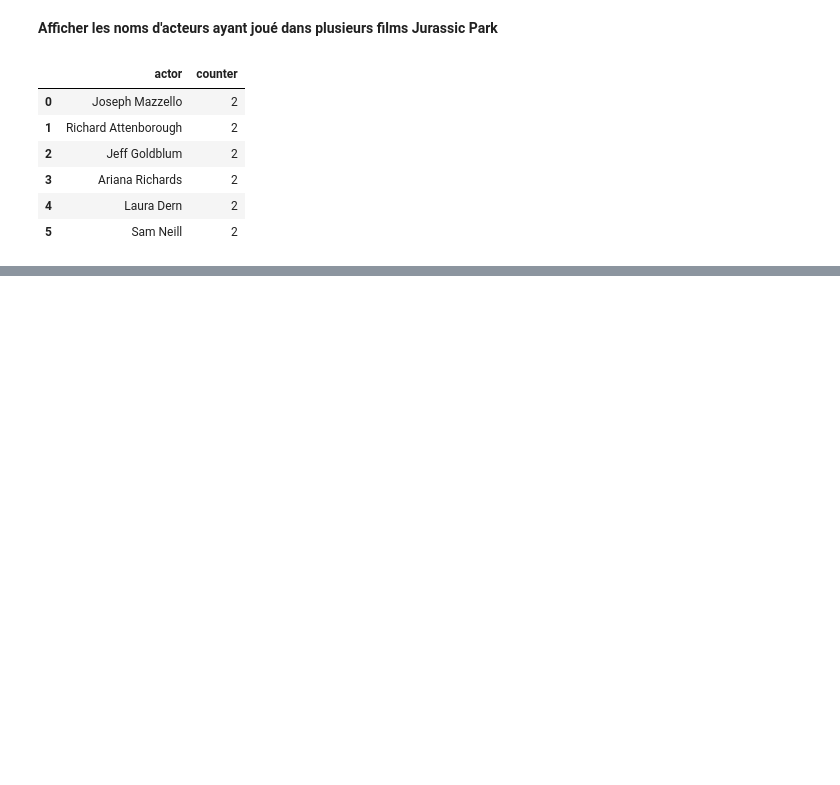
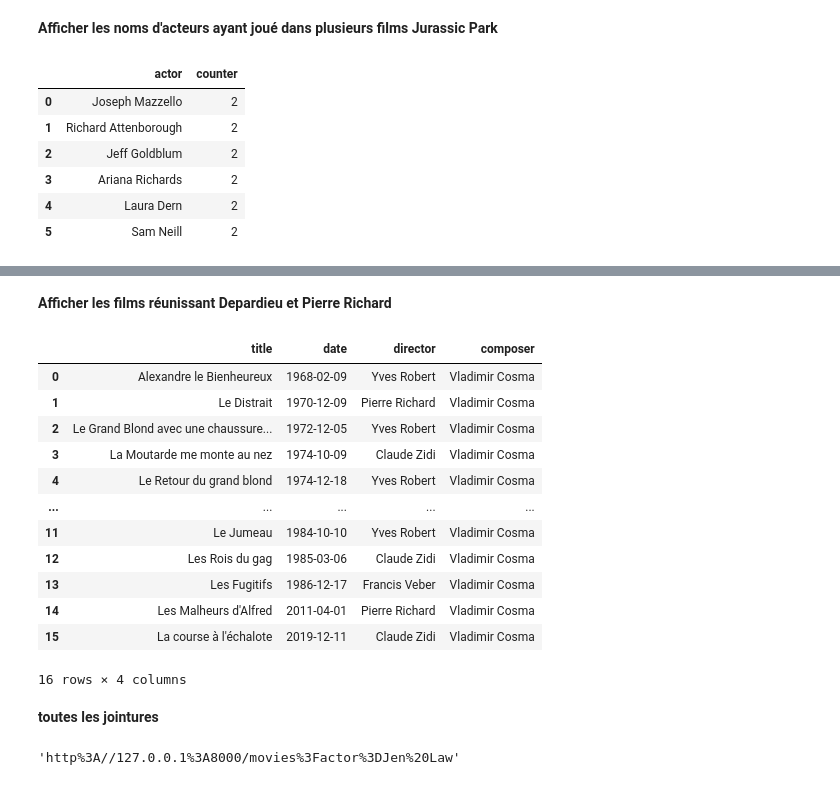
Before and after one commit to Franck-LF/projectBlock1, a Jupyter notebook: DBmovies.ipynb, the cells around one changed output, grey strips where cells are left out. Cells and saved outputs as stored; diff of their text form; code cells hidden in the pictures; blank space fills up the shorter version.

```diff
--- a/DBmovies.ipynb
+++ b/DBmovies.ipynb
@@ -801,0 +876,51 @@ df
+# %% [markdown]
+**Afficher les films réunissant Depardieu et Pierre Richard**
+# %%
+query = (""" \
+SELECT m.title AS 'title', \
+       m.release_date AS 'date', \
+       d.director_name AS 'director', \
+       c.composer_name AS 'composer' \
+FROM movies AS m \
+JOIN actor_movie AS am ON am.movie_id = m.movie_id \
+JOIN actors AS a ON a.actor_id = am.actor_id \
+JOIN composer_movie AS cm ON cm.movie_id = m.movie_id \
+JOIN composers AS c ON c.composer_id = cm.composer_id \
+JOIN director_movie AS dm ON dm.movie_id = m.movie_id \
+JOIN directors AS d ON d.director_id = dm.director_id \
+WHERE a.actor_name LIKE '%Pierre Richard%'
+INTERSECT
+SELECT m.title AS 'title', \
+       m.release_date AS 'date', \
+       d.director_name AS 'director', \
+       c.composer_name AS 'composer' \
+FROM movies AS m \
+JOIN actor_movie AS am ON am.movie_id = m.movie_id \
+JOIN actors AS a ON a.actor_id = am.actor_id \
+JOIN composer_movie AS cm ON cm.movie_id = m.movie_id \
+JOIN composers AS c ON c.composer_id = cm.composer_id \
+JOIN director_movie AS dm ON dm.movie_id = m.movie_id \
+JOIN directors AS d ON d.director_id = dm.director_id \
+WHERE c.composer_name LIKE '%Cosma%' \
+ORDER BY date; \
+""")
+cursor.execute(query)
+result = cursor.fetchall()
+df = pd.DataFrame(result, columns = ['title', 'date', 'director', 'composer'])
+df
+# %% [output]
+|  | title | date | director | composer |
+| 0 | Alexandre le Bienheureux | 1968-02-09 | Yves Robert | Vladimir Cosma |
+| 1 | Le Distrait | 1970-12-09 | Pierre Richard | Vladimir Cosma |
+| 2 | Le Grand Blond avec une chaussure... | 1972-12-05 | Yves Robert | Vladimir Cosma |
+| 3 | La Moutarde me monte au nez | 1974-10-09 | Claude Zidi | Vladimir Cosma |
+| 4 | Le Retour du grand blond | 1974-12-18 | Yves Robert | Vladimir Cosma |
+| ... | ... | ... | ... | ... |
+| 11 | Le Jumeau | 1984-10-10 | Yves Robert | Vladimir Cosma |
+| 12 | Les Rois du gag | 1985-03-06 | Claude Zidi | Vladimir Cosma |
+| 13 | Les Fugitifs | 1986-12-17 | Francis Veber | Vladimir Cosma |
+| 14 | Les Malheurs d'Alfred | 2011-04-01 | Pierre Richard | Vladimir Cosma |
+| 15 | La course à l'échalote | 2019-12-11 | Claude Zidi | Vladimir Cosma |
+16 rows × 4 columns
+# %% [markdown]
+**toutes les jointures**
@@ -801,0 +947,9 @@ df
+# %%
+from urllib.parse import quote
+
+item = {'actor_name' : 'Jen Law'}
+
+o = quote(f"http://127.0.0.1:8000/movies?actor={item['actor_name']}")
+o
+# %% [output]
+'http%3A//127.0.0.1%3A8000/movies%3Factor%3DJen%20Law'
```
Also changed, not shown: parts of 5 cells of this notebook.
